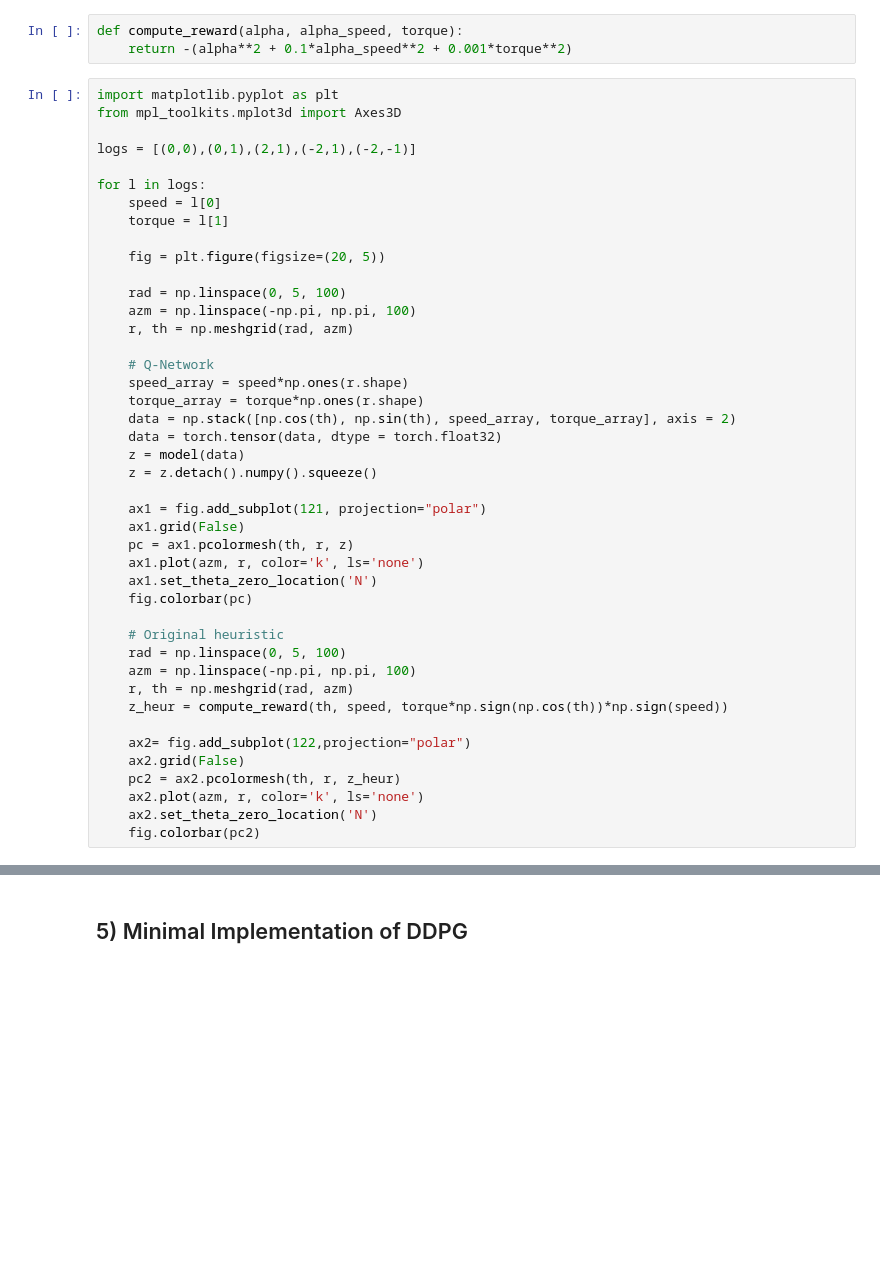
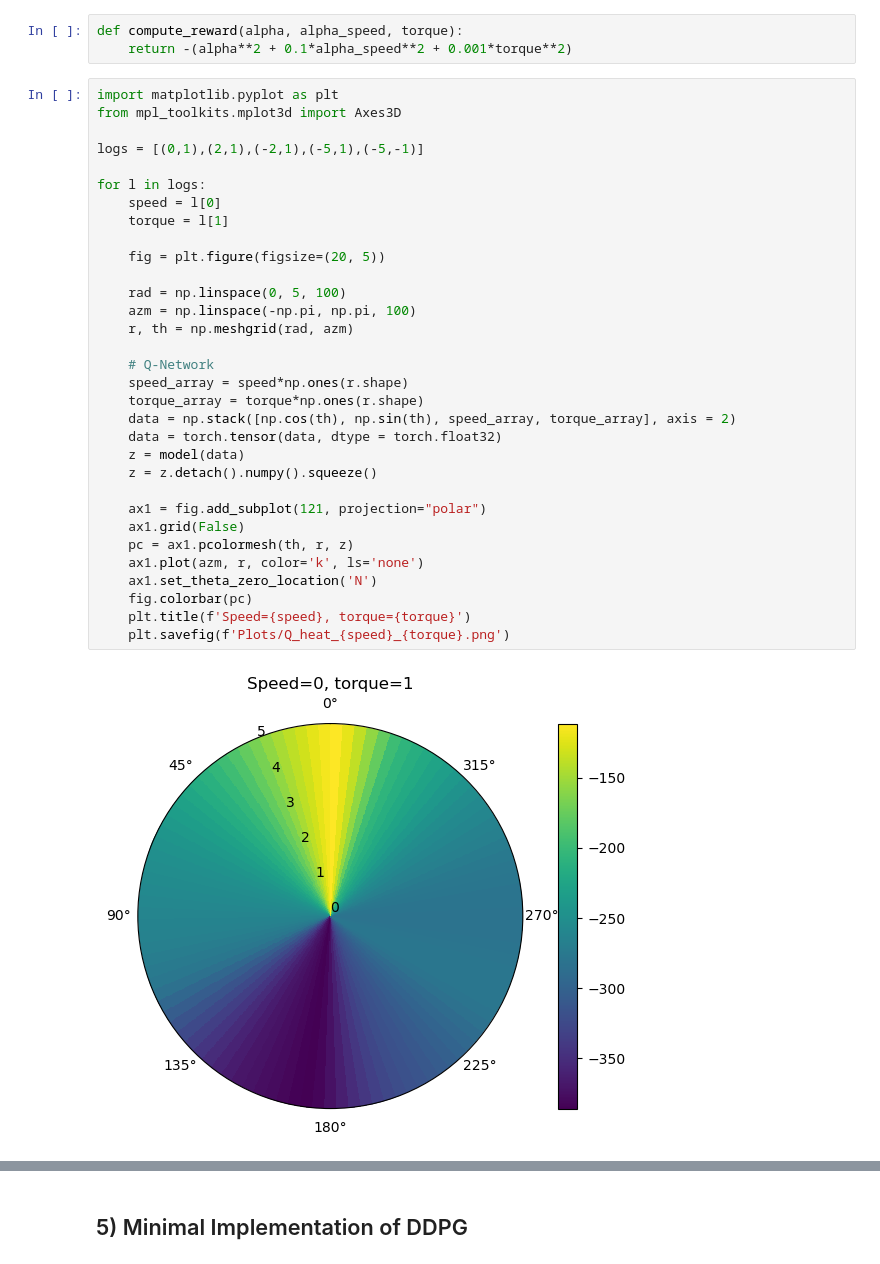
Before and after one commit to francpp/Deep_Deterministic_Policy_Gradient, a Jupyter notebook: DDPG.ipynb, the cells around one changed output, grey strips where cells are left out. Drawn from its saved outputs; the diff is of its cells as text; blank space fills up the shorter version.

```diff
--- a/DDPG.ipynb
+++ b/DDPG.ipynb
@@ -204,43 +239,34 @@ def compute_reward(alpha, alpha_speed, torque):
 # %%
 import matplotlib.pyplot as plt
 from mpl_toolkits.mplot3d import Axes3D
 
-logs = [(0,0),(0,1),(2,1),(-2,1),(-2,-1)]
+logs = [(0,1),(2,1),(-2,1),(-5,1),(-5,-1)]
 
 for l in logs:
     speed = l[0]
     torque = l[1]
 
     fig = plt.figure(figsize=(20, 5))
 
     rad = np.linspace(0, 5, 100)
     azm = np.linspace(-np.pi, np.pi, 100)
     r, th = np.meshgrid(rad, azm)
 
     # Q-Network
     speed_array = speed*np.ones(r.shape)
     torque_array = torque*np.ones(r.shape)
     data = np.stack([np.cos(th), np.sin(th), speed_array, torque_array], axis = 2)
     data = torch.tensor(data, dtype = torch.float32)
     z = model(data)
     z = z.detach().numpy().squeeze()
 
     ax1 = fig.add_subplot(121, projection="polar")
     ax1.grid(False)
     pc = ax1.pcolormesh(th, r, z)
     ax1.plot(azm, r, color='k', ls='none')
     ax1.set_theta_zero_location('N')
     fig.colorbar(pc)
-
-    # Original heuristic
-    rad = np.linspace(0, 5, 100)
-    azm = np.linspace(-np.pi, np.pi, 100)
-    r, th = np.meshgrid(rad, azm)
-    z_heur = compute_reward(th, speed, torque*np.sign(np.cos(th))*np.sign(speed))
-
-    ax2= fig.add_subplot(122,projection="polar")
-    ax2.grid(False)
-    pc2 = ax2.pcolormesh(th, r, z_heur)
-    ax2.plot(azm, r, color='k', ls='none')
-    ax2.set_theta_zero_location('N')
-    fig.colorbar(pc2)
+    plt.title(f'Speed={speed}, torque={torque}')
+    plt.savefig(f'Plots/Q_heat_{speed}_{torque}.png')
+# %% [output]
+[figure, added]
```
Also changed, not shown: parts of 15 cells of this notebook, 12 other files.
